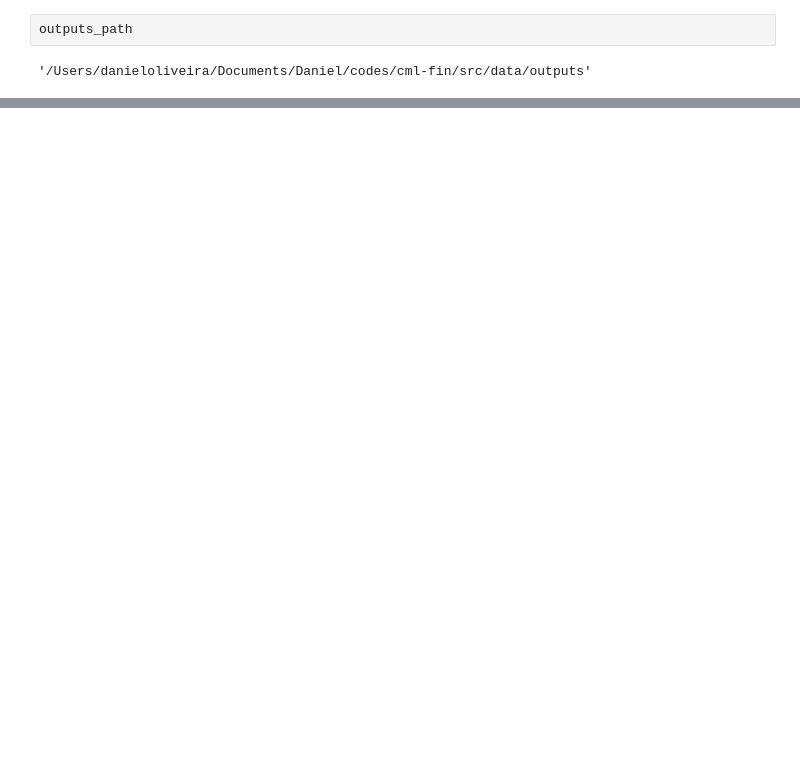
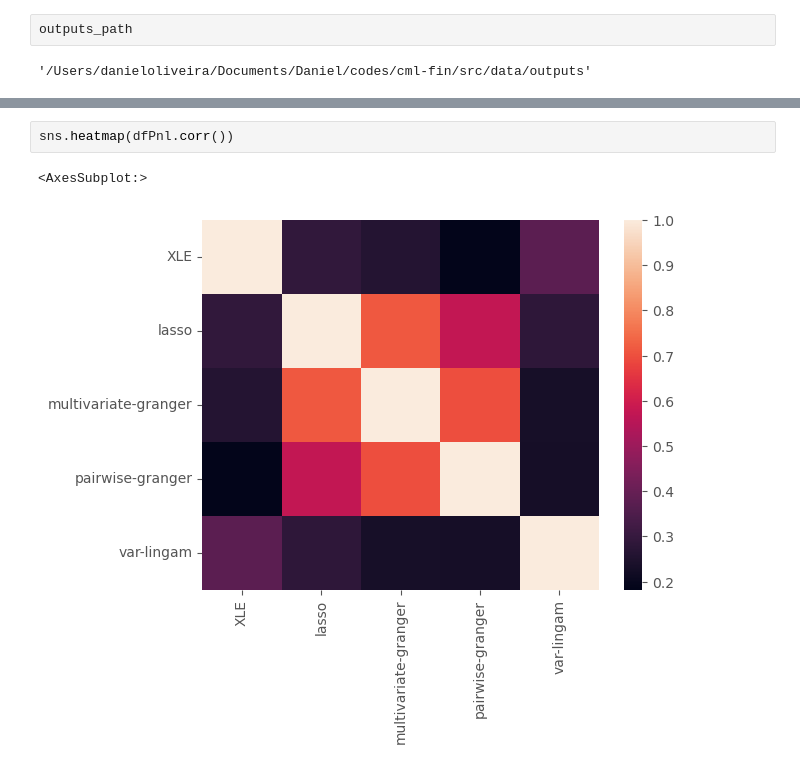
Before and after one commit to dcuoliveira/cml-fin, a Jupyter notebook: src/results_report_portfolio.ipynb, the cells around one changed output, grey strips where cells are left out. Cells and saved outputs as stored; diff of their text form; blank space fills up the shorter version.

```diff
--- a/src/results_report_portfolio.ipynb
+++ b/src/results_report_portfolio.ipynb
@@ -76,4 +75,9 @@ lasso    0.141306
 dtype: float64
+# %%
+sns.heatmap(dfPnl.corr())
+# %% [output]
+<AxesSubplot:>
+[figure, added]
 # %%
 fig, ax = plt.subplots(1, 1, figsize = (10, 5))
 sns.lineplot(data = dfPnl.cumsum() * 100, ax = ax)
```
Also changed, not shown: parts of 9 cells of this notebook, 1 other file.
